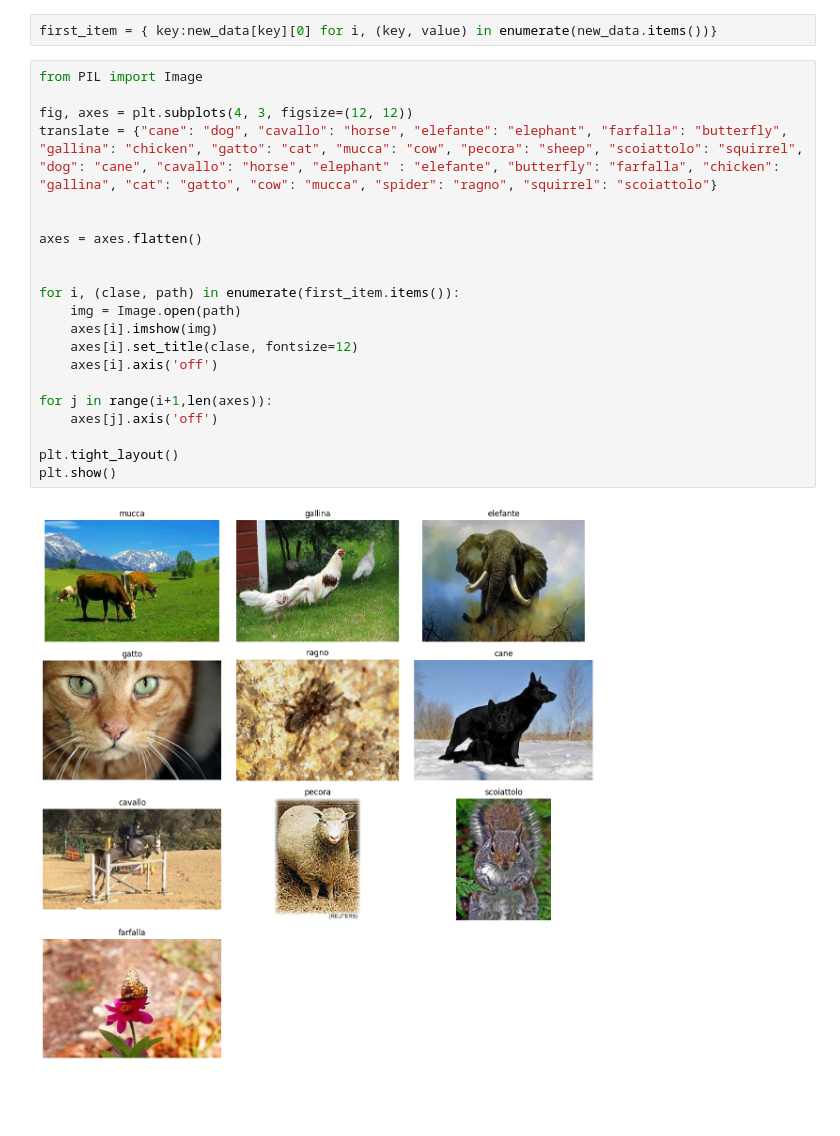
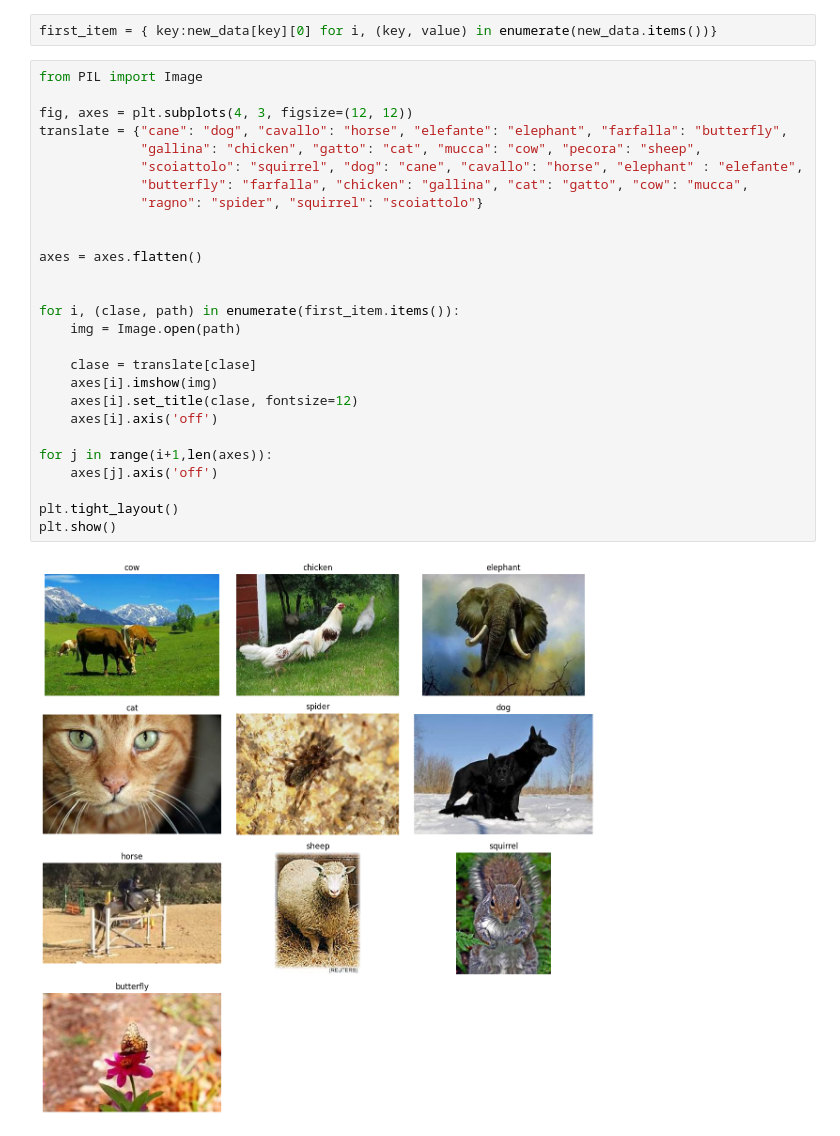
Before and after one commit to LLAES07/animal_clasificacion, a Jupyter notebook: main.ipynb, the cells around one changed output. Cells and saved outputs as stored; diff of their text form; blank space fills up the shorter version.

```diff
--- a/main.ipynb
+++ b/main.ipynb
@@ -77,23 +77,29 @@ first_item = { key:new_data[key][0] for i, (key, value) in enumerate(new_data.it
 # %%
 from PIL import Image
 
 fig, axes = plt.subplots(4, 3, figsize=(12, 12))
-translate = {"cane": "dog", "cavallo": "horse", "elefante": "elephant", "farfalla": "butterfly", "gallina": "chicken", "gatto": "cat", "mucca": "cow", "pecora": "sheep", "scoiattolo": "squirrel", "dog": "cane", "cavallo": "horse", "elephant" : "elefante", "butterfly": "farfalla", "chicken": "gallina", "cat": "gatto", "cow": "mucca", "spider": "ragno", "squirrel": "scoiattolo"}
+translate = {"cane": "dog", "cavallo": "horse", "elefante": "elephant", "farfalla": "butterfly",
+             "gallina": "chicken", "gatto": "cat", "mucca": "cow", "pecora": "sheep",
+             "scoiattolo": "squirrel", "dog": "cane", "cavallo": "horse", "elephant" : "elefante",
+             "butterfly": "farfalla", "chicken": "gallina", "cat": "gatto", "cow": "mucca",
+             "ragno": "spider", "squirrel": "scoiattolo"}
 
 
 axes = axes.flatten()
 
 
 for i, (clase, path) in enumerate(first_item.items()):
     img = Image.open(path)
+
+    clase = translate[clase]
     axes[i].imshow(img)
     axes[i].set_title(clase, fontsize=12)
     axes[i].axis('off')
 
 for j in range(i+1,len(axes)):
     axes[j].axis('off')
 
 plt.tight_layout()
 plt.show()
 # %% [output]
-[figure, old version]
+[figure, new version]
```
